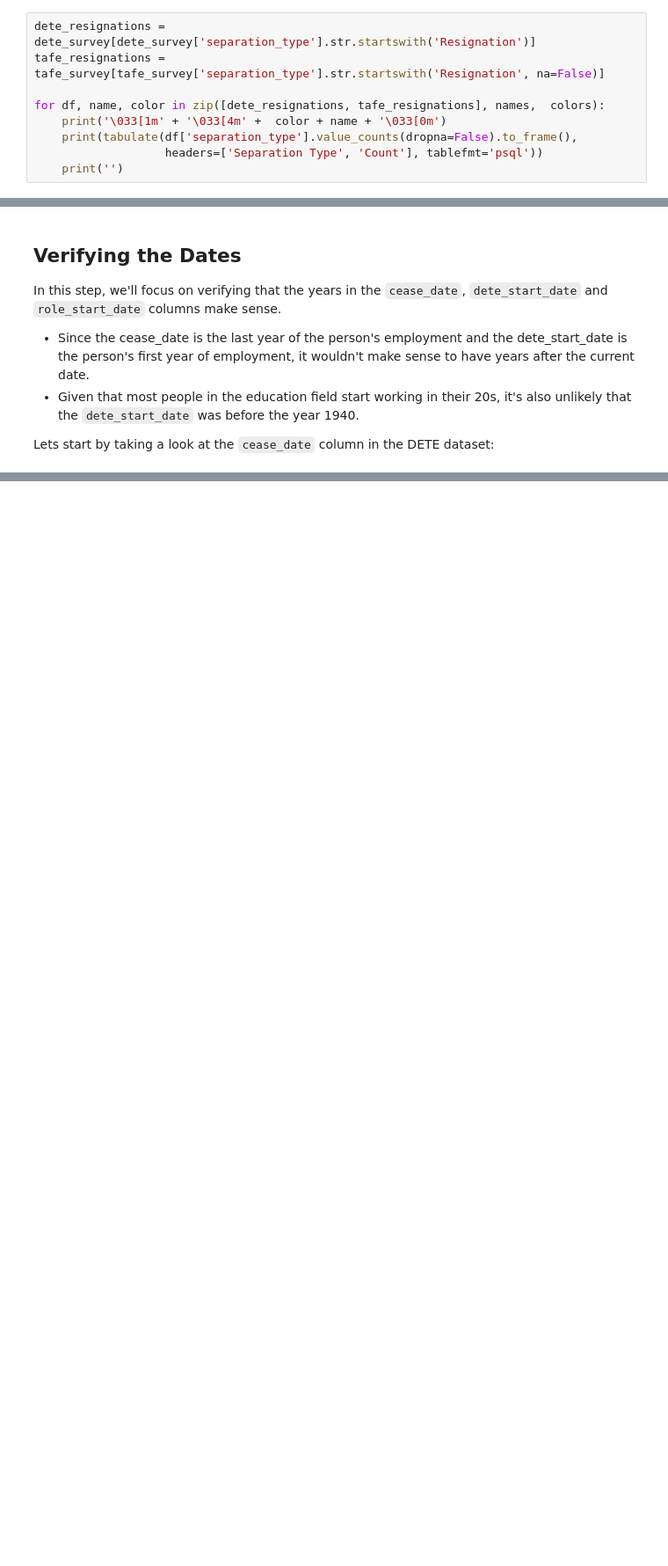
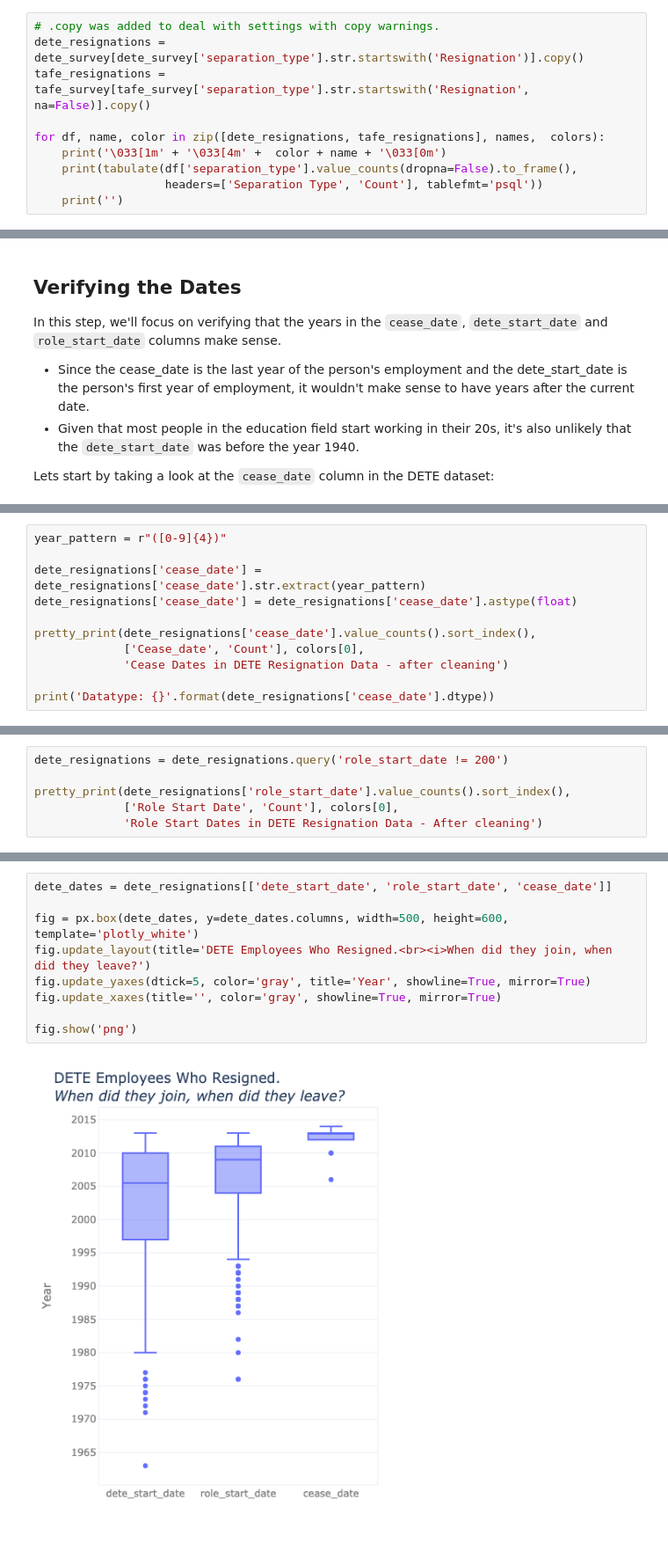
Before and after one commit to Lippins/Employee_exit_surveys, a Jupyter notebook: notebook.ipynb, the cells around one changed output, grey strips where cells are left out. Shown: that part at 88% size. Cells and saved outputs as stored; diff of their text form; blank space fills up the shorter version.

```diff
--- a/notebook.ipynb
+++ b/notebook.ipynb
@@ -370,8 +370,9 @@ Ww will only analyze survey respondents who resigned, their separation type cont
 
 We have to account for each of these variations so we don't unintentionally drop useful data.
 # %%
-dete_resignations = dete_survey[dete_survey['separation_type'].str.startswith('Resignation')]
-tafe_resignations = tafe_survey[tafe_survey['separation_type'].str.startswith('Resignation', na=False)]
+# .copy was added to deal with settings with copy warnings.
+dete_resignations = dete_survey[dete_survey['separation_type'].str.startswith('Resignation')].copy()
+tafe_resignations = tafe_survey[tafe_survey['separation_type'].str.startswith('Resignation', na=False)].copy()
 
 for df, name, color in zip([dete_resignations, tafe_resignations], names,  colors):
     print('\033[1m' + '\033[4m' +  color + name + '\033[0m')
@@ -426,0 +434,11 @@ The dates appear not to follow the same pattern. Some dates are entered as years
+# %%
+year_pattern = r"([0-9]{4})"
+
+dete_resignations['cease_date'] = dete_resignations['cease_date'].str.extract(year_pattern)
+dete_resignations['cease_date'] = dete_resignations['cease_date'].astype(float)
+
+pretty_print(dete_resignations['cease_date'].value_counts().sort_index(),
+             ['Cease_date', 'Count'], colors[0],
+             'Cease Dates in DETE Resignation Data - after cleaning')
+
+print('Datatype: {}'.format(dete_resignations['cease_date'].dtype))
@@ -426,0 +531,6 @@ The dates appear not to follow the same pattern. Some dates are entered as years
+# %%
+dete_resignations = dete_resignations.query('role_start_date != 200')
+
+pretty_print(dete_resignations['role_start_date'].value_counts().sort_index(),
+             ['Role Start Date', 'Count'], colors[0],
+             'Role Start Dates in DETE Resignation Data - After cleaning')
@@ -426,0 +557,11 @@ The dates appear not to follow the same pattern. Some dates are entered as years
+# %%
+dete_dates = dete_resignations[['dete_start_date', 'role_start_date', 'cease_date']]
+
+fig = px.box(dete_dates, y=dete_dates.columns, width=500, height=600, template='plotly_white')
+fig.update_layout(title='DETE Employees Who Resigned.<br><i>When did they join, when did they leave?')
+fig.update_yaxes(dtick=5, color='gray', title='Year', showline=True, mirror=True)
+fig.update_xaxes(title='', color='gray', showline=True, mirror=True)
+
+fig.show('png')
+# %% [output]
+[figure, added]
```
Also changed, not shown: parts of 25 cells of this notebook.
